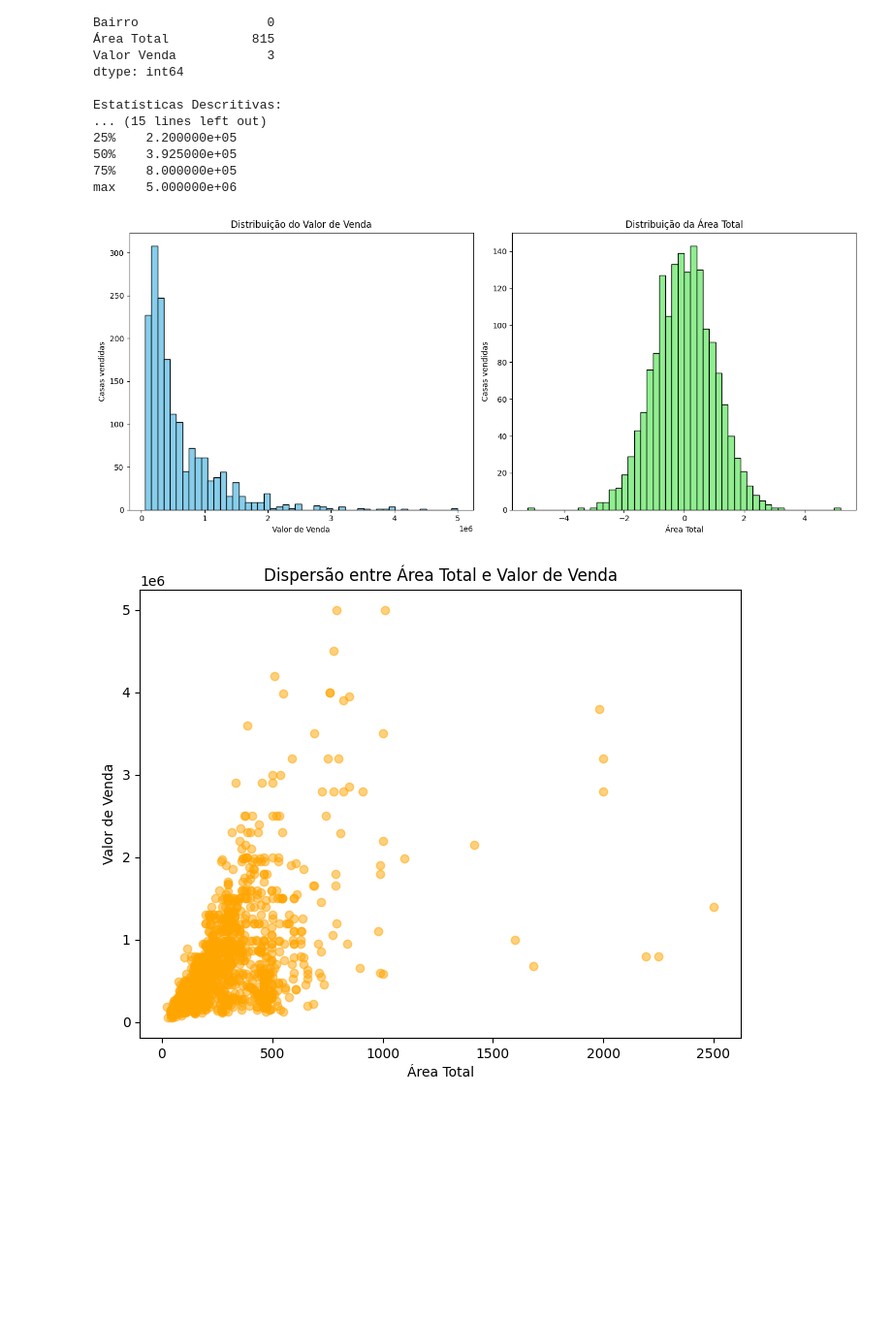
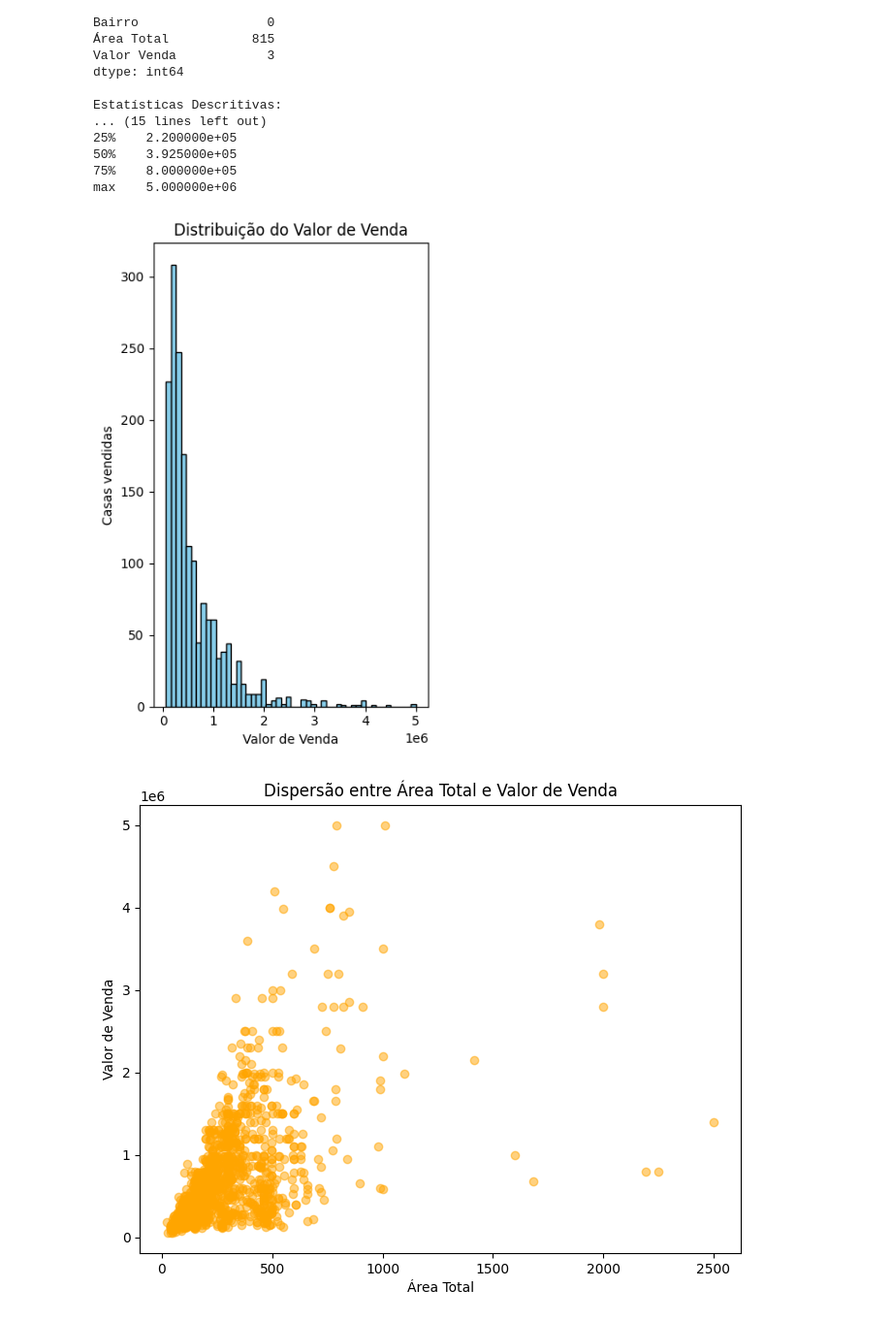
Before and after one commit to NathanAtaliba/C318_Project, a Jupyter notebook: 50k-5M.ipynb, the cells around one changed output. Shown at 97% size. Drawn from its saved outputs; the diff is of its cells as text; code cells hidden in the pictures; blank space fills up the shorter version.

```diff
--- a/50k-5M.ipynb
+++ b/50k-5M.ipynb
@@ -50,23 +50,16 @@ max    5.000000e+06
 # %%
 # Plotando gráficos para verificar as distribuições dos dados
 # Histograma de 'Valor Venda' e 'Área Total'
-plt.figure(figsize=(14, 6))
+plt.figure(figsize=(7, 6))
 plt.subplot(1, 2, 1)
 plt.hist(dfFiltrado['Valor Venda'], bins=50, color='skyblue', edgecolor='black')
 plt.title('Distribuição do Valor de Venda')
 plt.xlabel('Valor de Venda')
 plt.ylabel('Casas vendidas')
-
-plt.subplot(1, 2, 2)
-plt.hist(dfFiltrado['Área Total'], bins=50, color='lightgreen', edgecolor='black')
-plt.title('Distribuição da Área Total')
-plt.xlabel('Área Total')
-plt.ylabel('Casas vendidas')
-
 plt.tight_layout()
 plt.show()
 # %% [output]
-[figure, old version]
+[figure, new version]
 # %%
 # Gráfico de dispersão entre 'Área Total' e 'Valor Venda'
 plt.figure(figsize=(8, 6))
```
